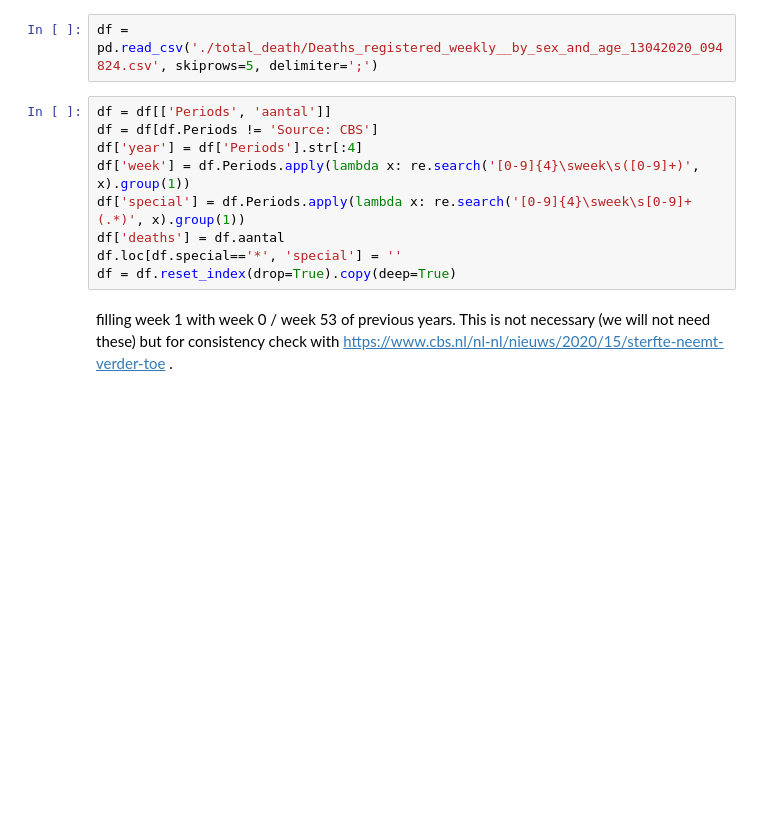
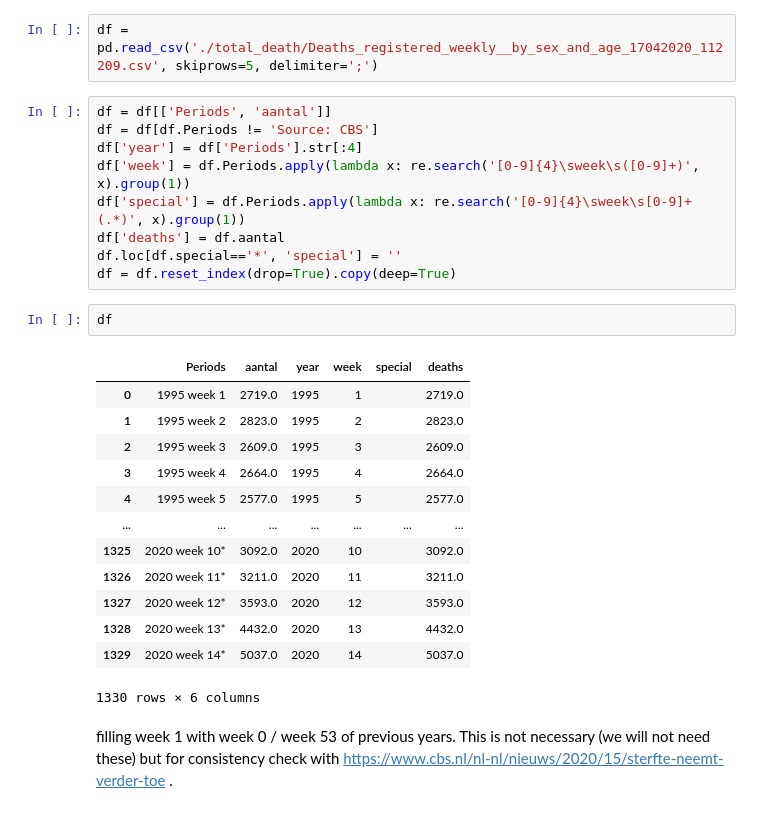
Before and after one commit to sebastianhohmann/covid19_total_death, a Jupyter notebook: netherlands/ND_counterfactual.ipynb, the cells around one changed output. Drawn from its saved outputs; the diff is of its cells as text; blank space fills up the shorter version.

```diff
--- a/netherlands/ND_counterfactual.ipynb
+++ b/netherlands/ND_counterfactual.ipynb
@@ -17,7 +17,7 @@ import seaborn as sns
 # %% [markdown]
 ## 1.1) Ingesting and reshaping data 1995-2020
 # %%
-df = pd.read_csv('./total_death/Deaths_registered_weekly__by_sex_and_age_13042020_094824.csv', skiprows=5, delimiter=';')
+df = pd.read_csv('./total_death/Deaths_registered_weekly__by_sex_and_age_17042020_112209.csv', skiprows=5, delimiter=';')
 # %%
 df = df[['Periods', 'aantal']]
 df = df[df.Periods != 'Source: CBS']
@@ -27,6 +27,22 @@ df['special'] = df.Periods.apply(lambda x: re.search('[0-9]{4}\sweek\s[0-9]+(.*)
 df['deaths'] = df.aantal
 df.loc[df.special=='*', 'special'] = ''
 df = df.reset_index(drop=True).copy(deep=True)
+# %%
+df
+# %% [output]
+|  | Periods | aantal | year | week | special | deaths |
+| 0 | 1995 week 1 | 2719.0 | 1995 | 1 |  | 2719.0 |
+| 1 | 1995 week 2 | 2823.0 | 1995 | 2 |  | 2823.0 |
+| 2 | 1995 week 3 | 2609.0 | 1995 | 3 |  | 2609.0 |
+| 3 | 1995 week 4 | 2664.0 | 1995 | 4 |  | 2664.0 |
+| 4 | 1995 week 5 | 2577.0 | 1995 | 5 |  | 2577.0 |
+| ... | ... | ... | ... | ... | ... | ... |
+| 1325 | 2020 week 10* | 3092.0 | 2020 | 10 |  | 3092.0 |
+| 1326 | 2020 week 11* | 3211.0 | 2020 | 11 |  | 3211.0 |
+| 1327 | 2020 week 12* | 3593.0 | 2020 | 12 |  | 3593.0 |
+| 1328 | 2020 week 13* | 4432.0 | 2020 | 13 |  | 4432.0 |
+| 1329 | 2020 week 14* | 5037.0 | 2020 | 14 |  | 5037.0 |
+1330 rows × 6 columns
 # %% [markdown]
 filling week 1 with week 0 / week 53 of previous years. This is not necessary (we will not need these) but for consistency check with https://www.cbs.nl/nl-nl/nieuws/2020/15/sterfte-neemt-verder-toe .
 # %%
```
Also changed, not shown: parts of 4 cells of this notebook, 4 other files.
